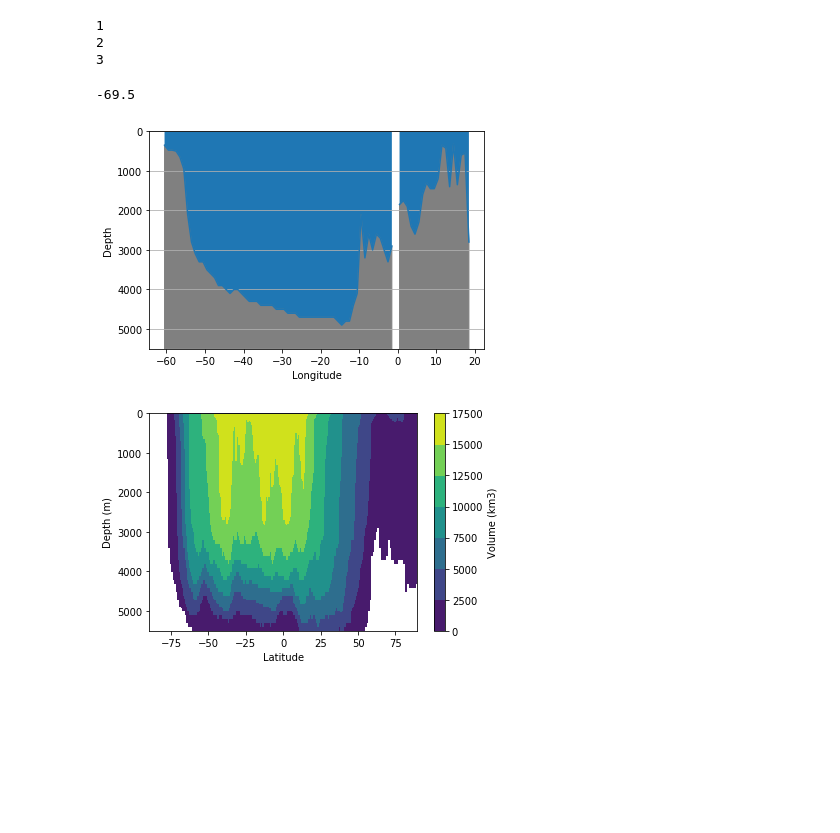
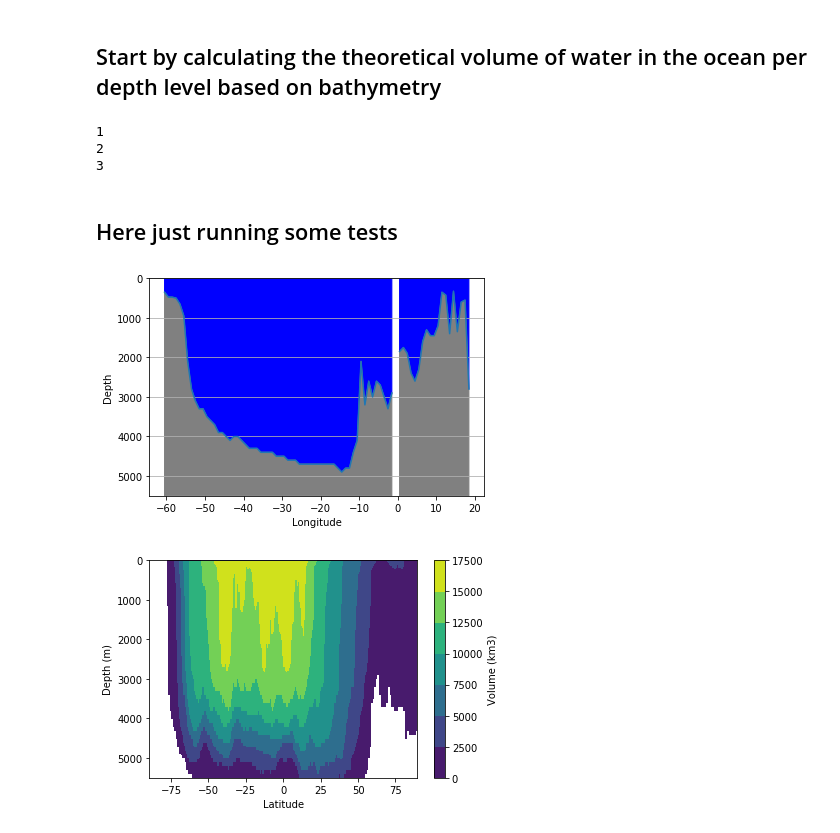
Before and after one commit to eguil/Density_bining, a Jupyter notebook: Yona_analysis/programs/ocean_refill_remaptoz.ipynb, the cells around one changed output. Saved outputs shown, nothing was run; the diff lists cells and outputs as text; code cells hidden in the pictures; blank space fills up the shorter version.

```diff
--- a/Yona_analysis/programs/ocean_refill_remaptoz.ipynb
+++ b/Yona_analysis/programs/ocean_refill_remaptoz.ipynb
@@ -53,4 +59,6 @@ def find_nearest(array, value):
     array = np.asarray(array)
     idx = (np.abs(array - value)).argmin()
     return idx
+# %% [markdown]
+## Start by calculating the theoretical volume of water in the ocean per depth level based on bathymetry
 # %%
@@ -83,23 +91,25 @@ V[0,:,:] = np.sum(V[1:,:,:],axis=0)
 1
 2
 3
+# %% [markdown]
+## Here just running some tests
 # %%
 # Plot ocean for ibasin,ilat
 ilat = 20
 plt.plot(longitude,depthmask_a[ilat,:])
 ax=plt.gca()
 plt.ylim([0,5500])
 plt.gca().invert_yaxis()
-ax.fill_between(longitude,depthmask_a[ilat,:])
+ax.fill_between(longitude,depthmask_a[ilat,:],color='blue')
 ax.fill_between(longitude,depthmask_a[ilat,:],[5500]*len(longitude),color='grey')
 plt.grid(axis='y')
 plt.xlabel('Longitude')
 plt.ylabel('Depth')
-depthmask_a[ilat,np.where(basinmask==1)]
-lat[ilat]
+plt.show()
+#depthmask_a[ilat,np.where(basinmask==1)]
+#lat[ilat]
 # %% [output]
--69.5
-[figure, old version]
+[figure, new version]
 # %%
 # Plot total volume
 lat2d,z2d = np.meshgrid(lat,gridz2)
```
Also changed, not shown: parts of 32 cells of this notebook, 11 other files.
